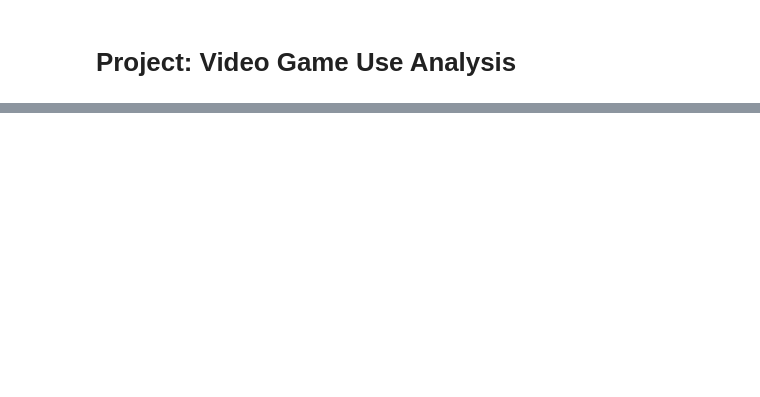
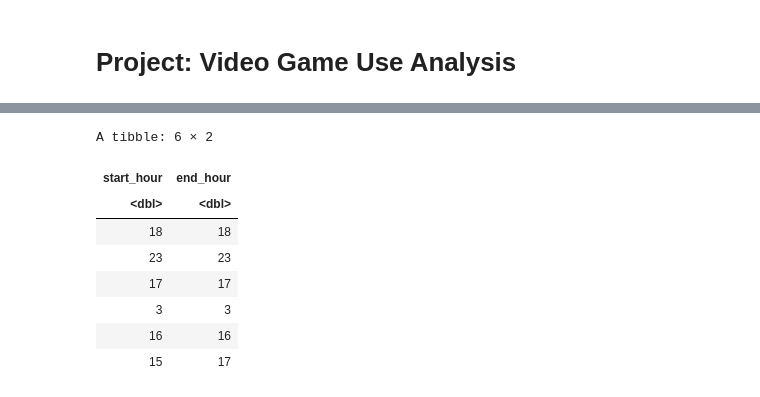
Before and after one commit to emmap24/dsci-100-project, a Jupyter notebook: project_justcode.ipynb, the cells around one changed output, grey strips where cells are left out. Saved outputs shown, nothing was run; the diff lists cells and outputs as text; code cells hidden in the pictures; blank space fills up the shorter version.

```diff
--- a/project_justcode.ipynb
+++ b/project_justcode.ipynb
@@ -48,0 +73,15 @@ dbl (2): original_start_time, original_end_time
+# %%
+sessions_hour <- sessions |>
+    select(start_hour, end_hour) |>
+    map_df(as.numeric)
+head(sessions_hour)
+# %% [output]
+A tibble: 6 × 2
+| start_hour | end_hour |
+| <dbl> | <dbl> |
+| 18 | 18 |
+| 23 | 23 |
+| 17 | 17 |
+| 3 | 3 |
+| 16 | 16 |
+| 15 | 17 |
```
Also changed, not shown: parts of 10 cells of this notebook.
